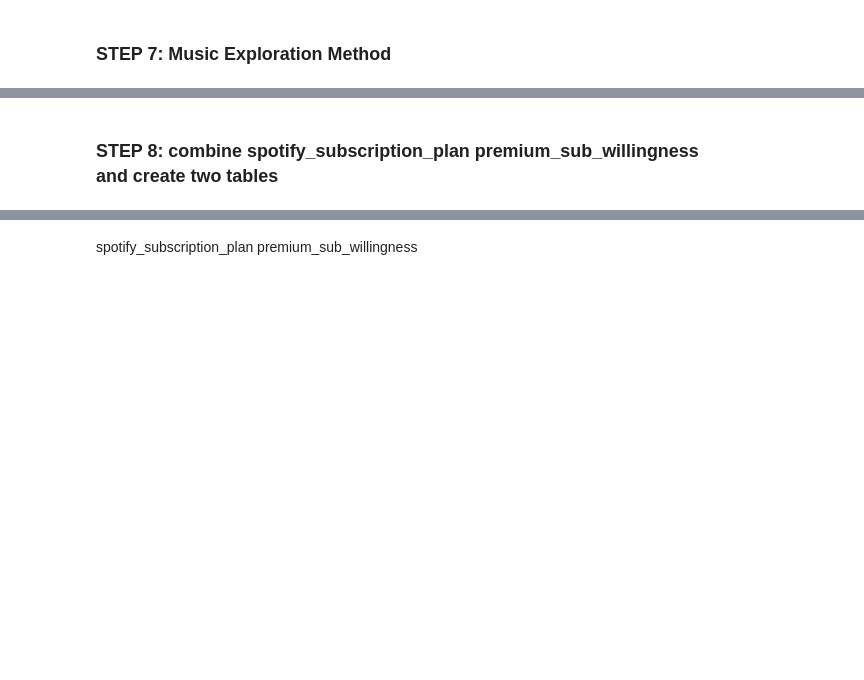
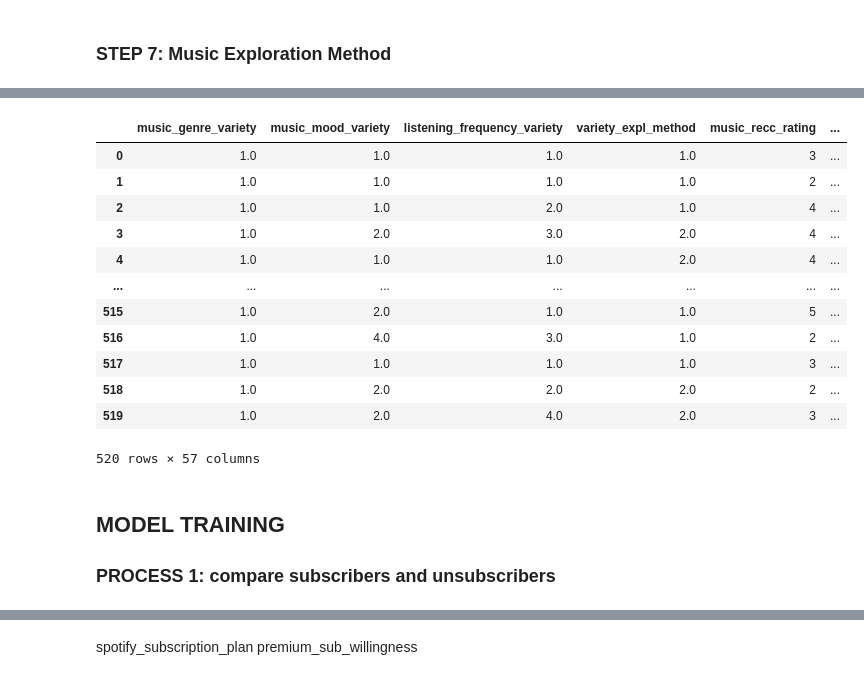
Before and after one commit to PatriciaDaher/Spotify, a Jupyter notebook: Machine Learning .ipynb, the cells around one changed output, grey strips where cells are left out. Cells and saved outputs as stored; diff of their text form; code cells hidden in the pictures; blank space fills up the shorter version.

```diff
--- a/Machine Learning .ipynb
+++ b/Machine Learning .ipynb
@@ -436,0 +477,13 @@ relevant_df.head()
+# %%
+# Express variety in exploration methods by counting them in each cell
+relevant_df['music_expl_method'] = relevant_df['music_expl_method'].apply(
+    lambda x: float(x.count(',') + 1)  # Count commas and add 1
+)
+# rename the music_lis_frequency column to music_genre_variety
+relevant_df = relevant_df.rename(columns={'music_expl_method': 'variety_expl_method'})
+
+#Display all the rows
+pd.set_option('display.max_columns', None)
+
+# Verify the results by displaying all columns
+relevant_df.head()
@@ -437,2 +497,47 @@ relevant_df.head()
+# %%
+# Identify categorical columns that need one-hot encoding
+categorical_cols = [
+    'Age',
+    'Gender',
+    'spotify_usage_period',
+    'spotify_subscription_plan',
+    'premium_sub_willingness',
+    'preferred_listening_content',
+    'music_time_slot'
+]
+
+# Apply get_dummies to categorical columns
+dummy_cols = pd.get_dummies(
+    relevant_df[categorical_cols],
+    columns=categorical_cols,
+    drop_first=False  # Set to True if you want to avoid dummy variable trap
+)
+
+# Drop original categorical columns and concatenate with dummy columns
+relevant_df = pd.concat([
+    relevant_df.drop(columns=categorical_cols),
+    dummy_cols
+], axis=1)
+relevant_df
+
+#change name to refined_df
+refined_df = relevant_df.copy()  # Creates a new DataFrame with the same data
+refined_df
+# %% [output]
+|  | music_genre_variety | music_mood_variety | listening_frequency_variety | variety_expl_method | music_recc_rating | ... |
+| 0 | 1.0 | 1.0 | 1.0 | 1.0 | 3 | ... |
+| 1 | 1.0 | 1.0 | 1.0 | 1.0 | 2 | ... |
+| 2 | 1.0 | 1.0 | 2.0 | 1.0 | 4 | ... |
+| 3 | 1.0 | 2.0 | 3.0 | 2.0 | 4 | ... |
+| 4 | 1.0 | 1.0 | 1.0 | 2.0 | 4 | ... |
+| ... | ... | ... | ... | ... | ... | ... |
+| 515 | 1.0 | 2.0 | 1.0 | 1.0 | 5 | ... |
+| 516 | 1.0 | 4.0 | 3.0 | 1.0 | 2 | ... |
+| 517 | 1.0 | 1.0 | 1.0 | 1.0 | 3 | ... |
+| 518 | 1.0 | 2.0 | 2.0 | 2.0 | 2 | ... |
+| 519 | 1.0 | 2.0 | 4.0 | 2.0 | 3 | ... |
+520 rows × 57 columns
 # %% [markdown]
-### STEP 8: combine spotify_subscription_plan	premium_sub_willingness  and create two tables
+## MODEL TRAINING
+
+### PROCESS 1: compare subscribers and unsubscribers
```
Also changed, not shown: parts of 15 cells of this notebook, 3 other files.
